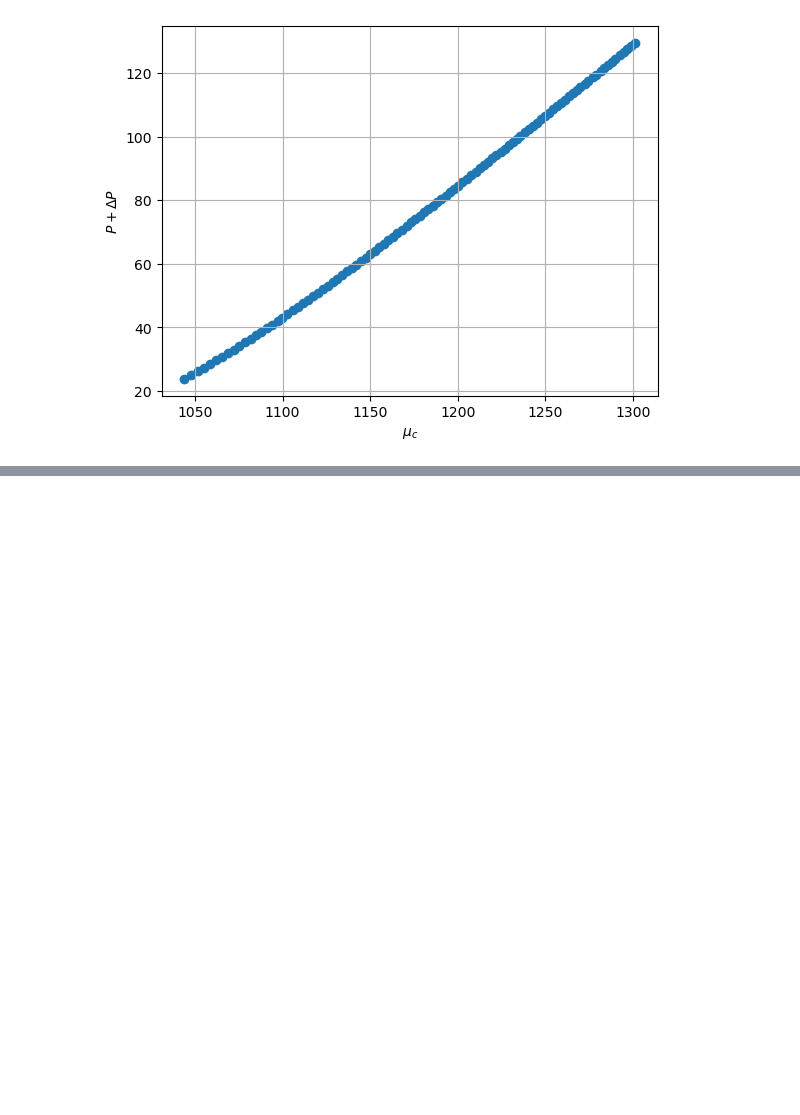
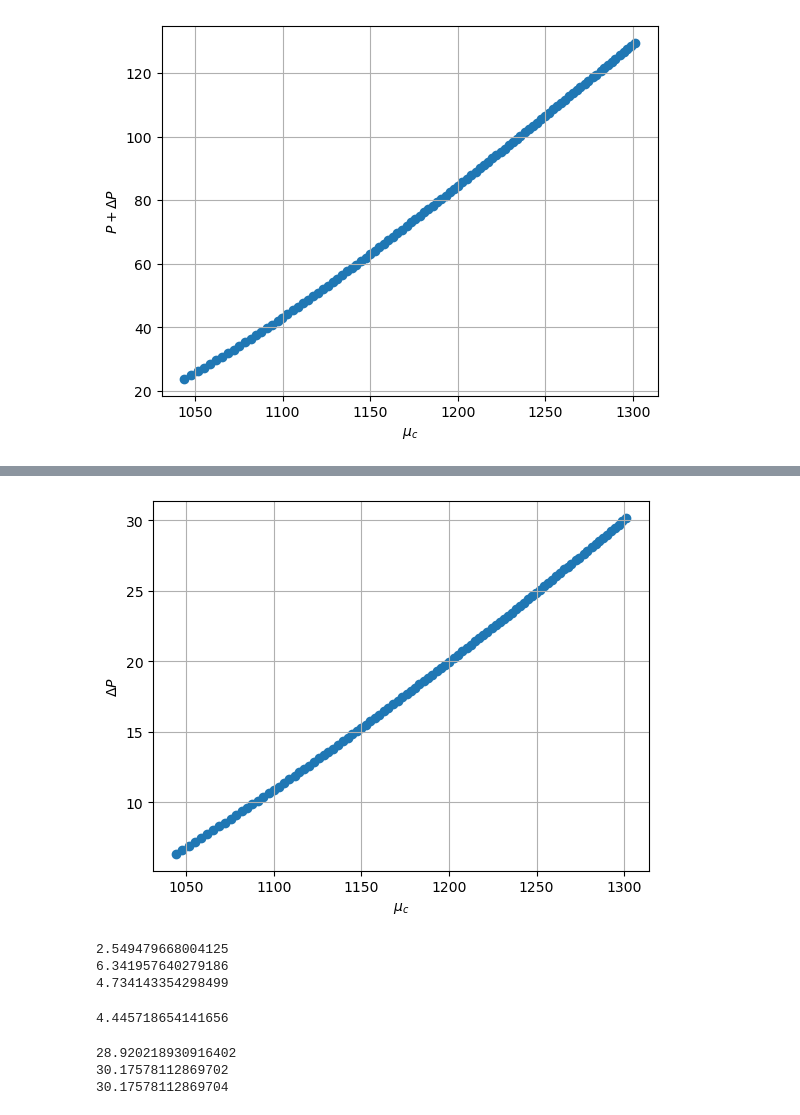
Before and after one commit to katta626/Phase_Transition, a Jupyter notebook: code/Relation_Codes/Different_Transition point.ipynb, the cells around one changed output, grey strips where cells are left out. Cells and saved outputs as stored; diff of their text form; code cells hidden in the pictures; blank space fills up the shorter version.

```diff
--- a/code/Relation_Codes/Different_Transition point.ipynb
+++ b/code/Relation_Codes/Different_Transition point.ipynb
@@ -497,0 +555,28 @@ plt.show();
+# %%
+plt.scatter(mu_crit,delta_P_optimal_max);
+plt.grid();
+plt.xlabel(r'$\mu_c$');
+plt.ylabel(r'$\Delta P $');
+plt.show();
+# %% [output]
+[figure, added]
+# %%
+print(delta_P_Points[0])
+print(delta_P_optimal_max[0])
+print(P_all[0] - P_crit[0])
+# %% [output]
+2.549479668004125
+6.341957640279186
+4.734143354298499
+# %%
+(delta_P_Points[0] + delta_P_optimal_max[0])/2
+# %% [output]
+4.445718654141656
+# %%
+print(delta_P_Points[-1])
+print(delta_P_optimal_max[-1])
+print(P_all[-1] - P_crit[-1])
+# %% [output]
+28.920218930916402
+30.17578112869702
+30.17578112869704
```
Also changed, not shown: parts of 10 cells of this notebook.
